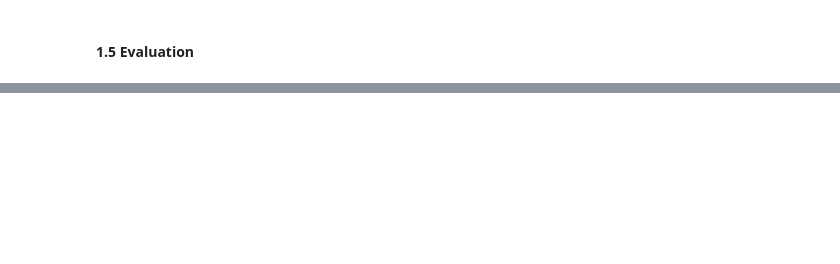
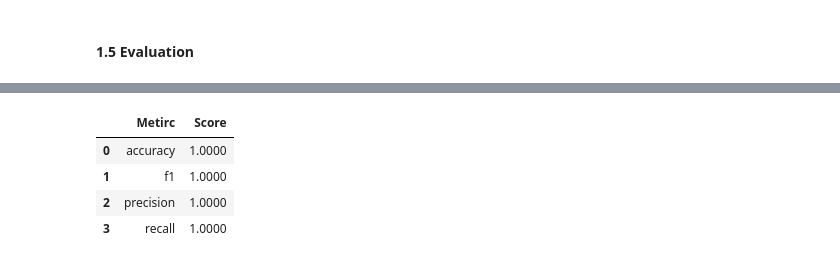
Before and after one commit to DataCanvasIO/HyperTS, a Jupyter notebook: examples/02_quick_start.ipynb, the cells around one changed output, grey strips where cells are left out. Saved outputs shown, nothing was run; the diff lists cells and outputs as text; code cells hidden in the pictures; blank space fills up the shorter version.

```diff
--- a/examples/02_quick_start.ipynb
+++ b/examples/02_quick_start.ipynb
@@ -56,5 +148,5 @@ train_df, test_df = train_test_split(df, test_size=0.2)
 # %%
-experiment = make_experiment(train_data=train_df.copy(), task='classification', target='target')
+experiment = make_experiment(train_data=train_df.copy(), task='classification', mode='stats', target='target')
 
 model = experiment.run()
 # %% [markdown]
@@ -72,3 +185,9 @@ y_proba = model.predict_proba(X_test)
 # %%
 results = model.evaluate(y_true=y_test, y_pred=y_pred, y_proba=y_proba)
-results.head()
+results
+# %% [output]
+|  | Metirc | Score |
+| 0 | accuracy | 1.0000 |
+| 1 | f1 | 1.0000 |
+| 2 | precision | 1.0000 |
+| 3 | recall | 1.0000 |
```
Also changed, not shown: parts of 24 cells of this notebook, 7 other files.
